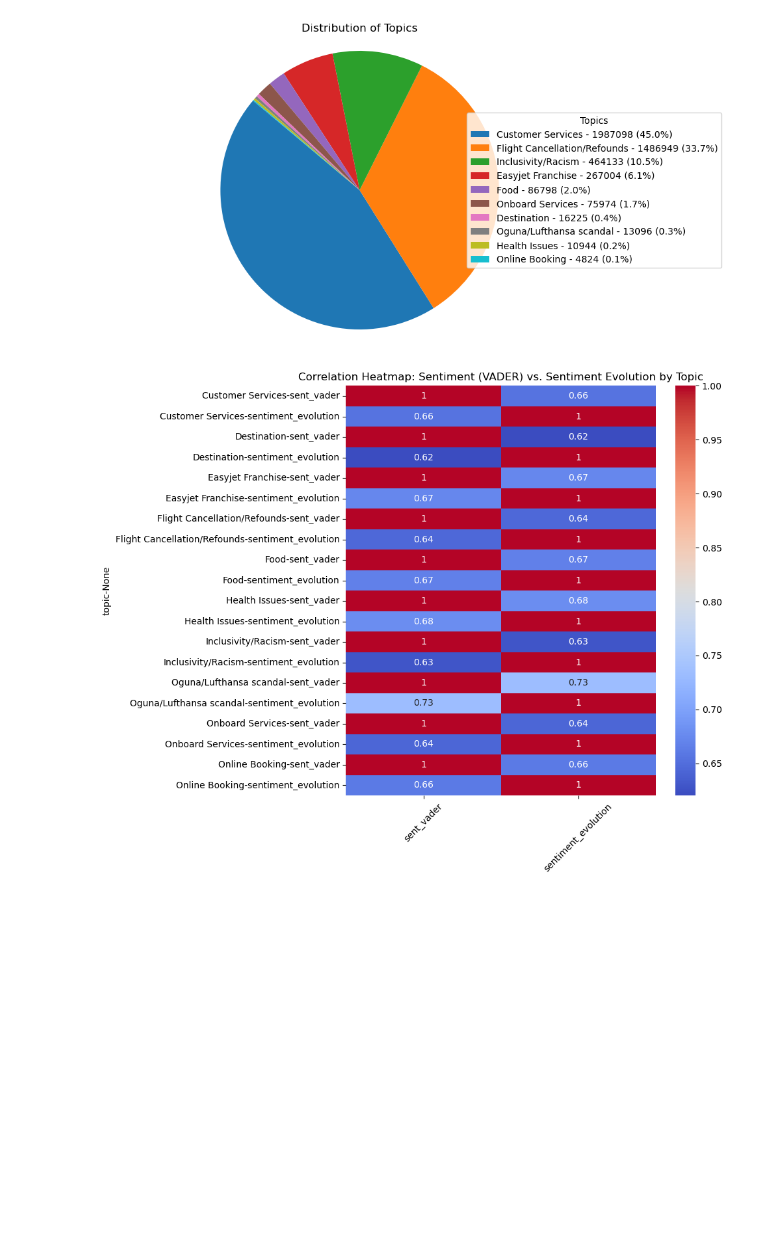
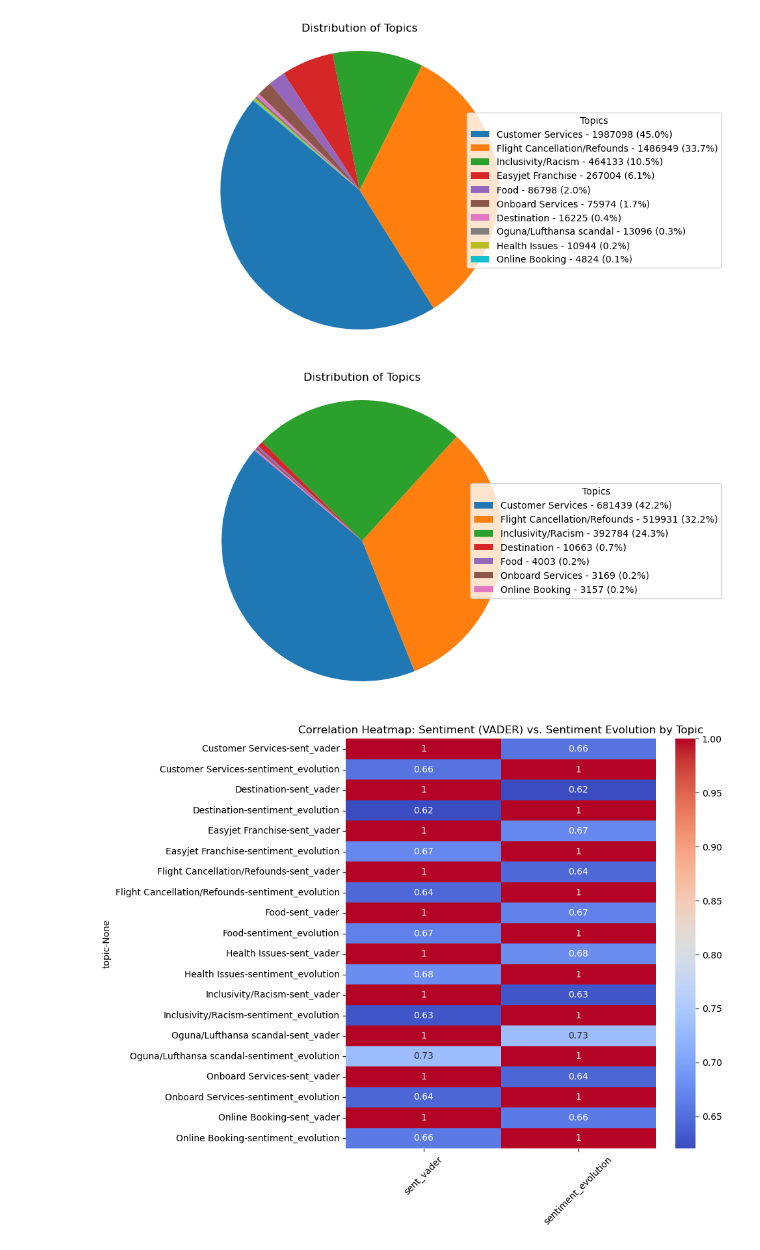
Before and after one commit to vdattwani2005/DBL-Challenge-JBG000-Final, a Jupyter notebook: Visualisations/Topic_exploration_demo_expo.ipynb, the cells around one changed output. Drawn from its saved outputs; the diff is of its cells as text; code cells hidden in the pictures; blank space fills up the shorter version.

```diff
--- a/Visualisations/Topic_exploration_demo_expo.ipynb
+++ b/Visualisations/Topic_exploration_demo_expo.ipynb
@@ -203,6 +219,26 @@ plt.axis('equal')  # Equal aspect ratio ensures that pie is drawn as a circle.
 plt.show()
 # %% [output]
 [figure]
+# %%
+topic_counts = filtered_df['topic'].value_counts()
+
+fig, ax = plt.subplots(figsize=(10, 6))
+wedges, texts = ax.pie(topic_counts, startangle=140, textprops=dict(color="w"))
+
+# Create legend with labels and percentages
+ax.legend(wedges, [f'{label} - {count} ({percentage:.1f}%)' for label, count, percentage in
+                   zip(topic_counts.index, topic_counts, (topic_counts / topic_counts.sum() * 100))],
+          title="Topics",
+          loc="center left",
+          bbox_to_anchor=(0.7, 0, 0.5, 1))
+
+plt.title('Distribution of Topics')
+plt.axis('equal')  # Equal aspect ratio ensures that pie is drawn as a circle.
+
+# Display the pie chart
+plt.show()
+# %% [output]
+[figure, added]
 # %%
 plt.figure(figsize=(10, 8))
 sns.heatmap(conv_df.groupby('topic')[['sent_vader', 'sentiment_evolution']].corr(), annot=True, cmap='coolwarm')
```
Also changed, not shown: parts of 9 cells of this notebook.
